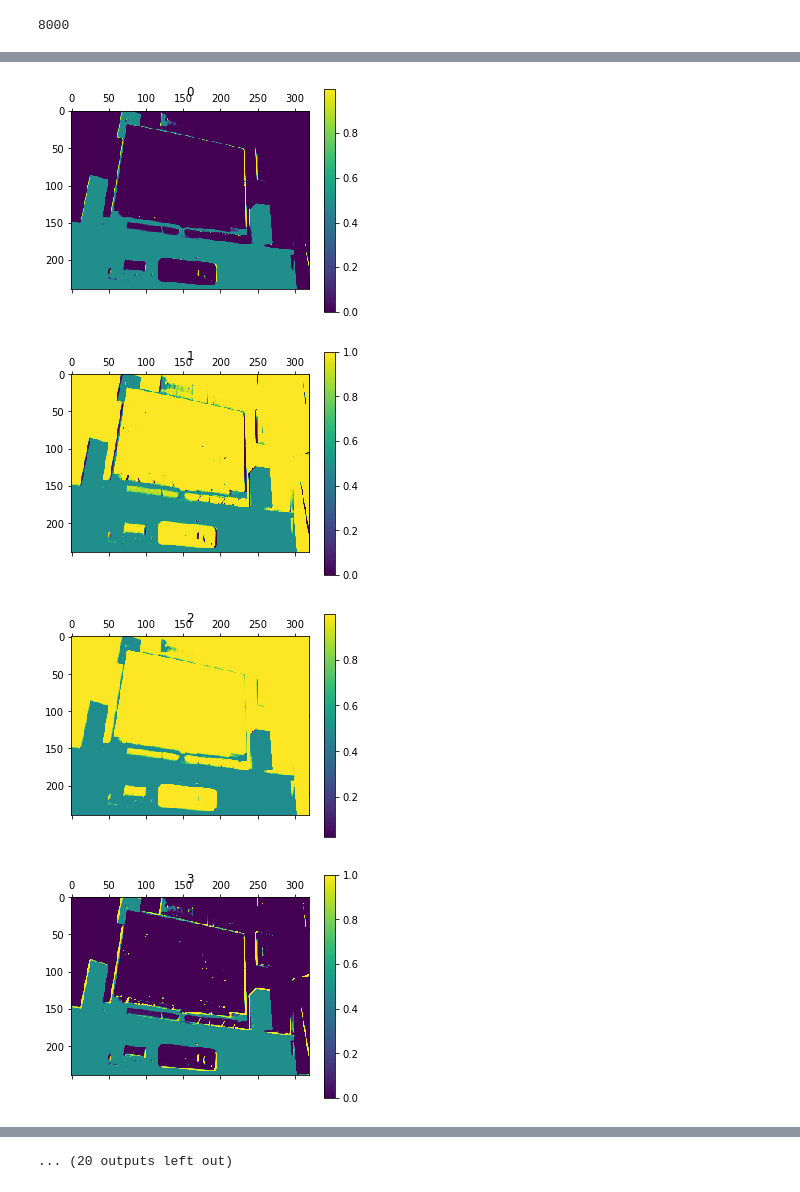
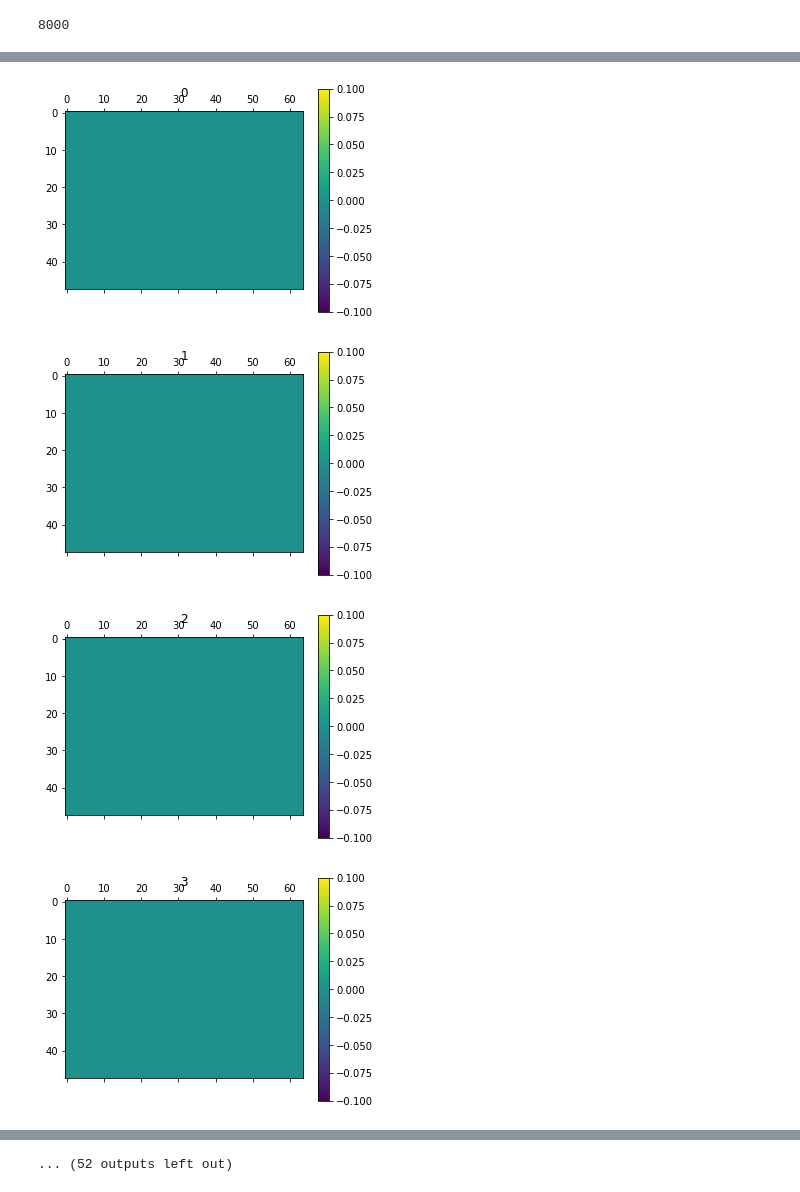
Before and after one commit to brycemcd/learning_neural_networks, a Jupyter notebook: 2017-10-15-football-cnn.ipynb, the cells around one changed output, grey strips where cells are left out. Cells and saved outputs as stored; diff of their text form; code cells hidden in the pictures.

```diff
--- a/2017-10-15-football-cnn.ipynb
+++ b/2017-10-15-football-cnn.ipynb
@@ -194,7 +195,7 @@ keepRate1 = tf.placeholder(tf.float32)
 keepRate2 = tf.placeholder(tf.float32)
 # %%
 # CONVOLUTION 1 - 1
-with tf.variable_scope('conv1_1') as scope:
+with tf.name_scope('conv1_1'):
     num_filters1_1 = 32
     filter1_1 = tf.Variable(tf.truncated_normal([3, 3, 1, num_filters1_1],
                                                 dtype=tf.float32,
@@ -210,7 +211,7 @@ with tf.variable_scope('conv1_1') as scope:
                         name='biases1_1')
 
     out = tf.nn.bias_add(conv, biases)
-    conv1_1 = tf.nn.sigmoid(out, name=scope.name)
+    conv1_1 = tf.nn.sigmoid(out)
 # %%
 # CONVOLUTION 1 - 2
 with tf.name_scope('conv1_2'):
@@ -304,8 +305,8 @@ int(train_x.shape[0])
 # %% [output]
 8000
 # %%
-numEpochs = 10
-batchSize = 100
+numEpochs = 20
+batchSize = 50
 alpha = 1e-3
 
 
@@ -373,7 +386,7 @@ for i in range(numEpochs):
         batch_from = ii * batchSize
         batch_to   = (ii+1) * batchSize
         #Feed forward batch of train images into graph and log accuracy
-        acc, wo_ff = sess.run([[accuracy], write_op],
+        acc = sess.run([accuracy],
                        feed_dict={X: train_x[batch_from:batch_to,:,:,:],
                                   Y_: train_y[batch_from:batch_to],
                                   keepRate1: 1,
@@ -390,24 +403,24 @@ for i in range(numEpochs):
 
         if step % 25 == 0:
             # Get Train Summary for one batch and add summary to TensorBoard
-#             summary = sess.run(write_op, feed_dict={X: train_x[(ii*batchSize):((ii+1)*batchSize),:,:,:],
-#                                                     Y_: train_y[(ii*batchSize):((ii+1)*batchSize)],
-#                                                     keepRate1: 1,
-#                                                     keepRate2: 1})
-            writer_1.add_summary(wo_ff, step)
+            summary = sess.run(write_op, feed_dict={X: train_x[(ii*batchSize):((ii+1)*batchSize),:,:,:],
+                                                     Y_: train_y[(ii*batchSize):((ii+1)*batchSize)],
+                                                     keepRate1: 1,
+                                                     keepRate2: 1})
+            writer_1.add_summary(summary, step)
             writer_1.flush()
 
             # Get Test Summary on random 10 test images and add summary to TensorBoard
 #             test_x, test_y = imf.shuffle(test_x, test_y)
-#             num_test_samples = round(len(test_x) * 0.5)
+            num_test_samples = round(len(test_x) * 0.5)
 
-#             summary = sess.run(write_op, feed_dict={X: test_x[0:num_test_samples,:,:,:],
-#                                                     Y_: test_y[0:num_test_samples],
-#                                                     keepRate1: 1,
-#                                                     keepRate2: 1})
-#             writer_2.add_summary(summary, step)
+            summary = sess.run(write_op, feed_dict={X: test_x[0:num_test_samples,:,:,:],
+                                                     Y_: test_y[0:num_test_samples],
+                                                     keepRate1: 1,
+                                                     keepRate2: 1})
+            writer_2.add_summary(summary, step)
 #             writer_2.add_summary(wo_bp, step)
-#             writer_2.flush()
+            writer_2.flush()
 
 #            print("step number: %s, training accuracy: %s" % (step, np.median(accHist)))
 
@@ -419,11 +432,11 @@ for i in range(numEpochs):
     for iii in range(int(test_x.shape[0]/batchSize)):
         step = i * steps + iii
 
-        acc, wo_t = sess.run([accuracy, write_op], feed_dict={X: test_x[(iii*batchSize):((iii+1)*batchSize),:,:,:],
+        acc = sess.run(accuracy, feed_dict={X: test_x[(iii*batchSize):((iii+1)*batchSize),:,:,:],
                                             Y_: test_y[(iii*batchSize):((iii+1)*batchSize)],
                                             keepRate1: 1,
                                             keepRate2: 1})
-        if iii % 5 == 0:
+        if False:
             writer_2.add_summary(wo_t, step)
             writer_2.flush()
 
@@ -451,19 +448,19 @@ Test Set Accuracy: 0.7649999856948853
 sess.close()
 # %%
 image = test_x[200]
-image = image.reshape(data_shape)
-H = conv1_1.eval(feed_dict = {X: image})
+image = image.reshape([1, 240, 320, 1])
+H = conv2_2.eval(feed_dict = {X: image, keepRate1: 1})
 #H1 = conv2_2.eval(feed_dict= {X: image})
 
 plt.ion()
 
 for i in range(H.shape[3]):
     plt.matshow(H[0, :, :, i])
     plt.title(i)
     plt.colorbar()
 plt.show()
 # %% [output]
-[figure, old version]
+[figure, new version]
-[figure, old version]
+[figure, new version]
-[figure, old version]
+[figure, new version]
-[figure, old version]
+[figure, new version]
@@ -478,4 +475,4 @@ plt.show()
-... (20 outputs left out)
+... (52 outputs left out)
 # %%
 F = biases.eval(sess)
 
```
Also changed, not shown: parts of 11 cells of this notebook.
